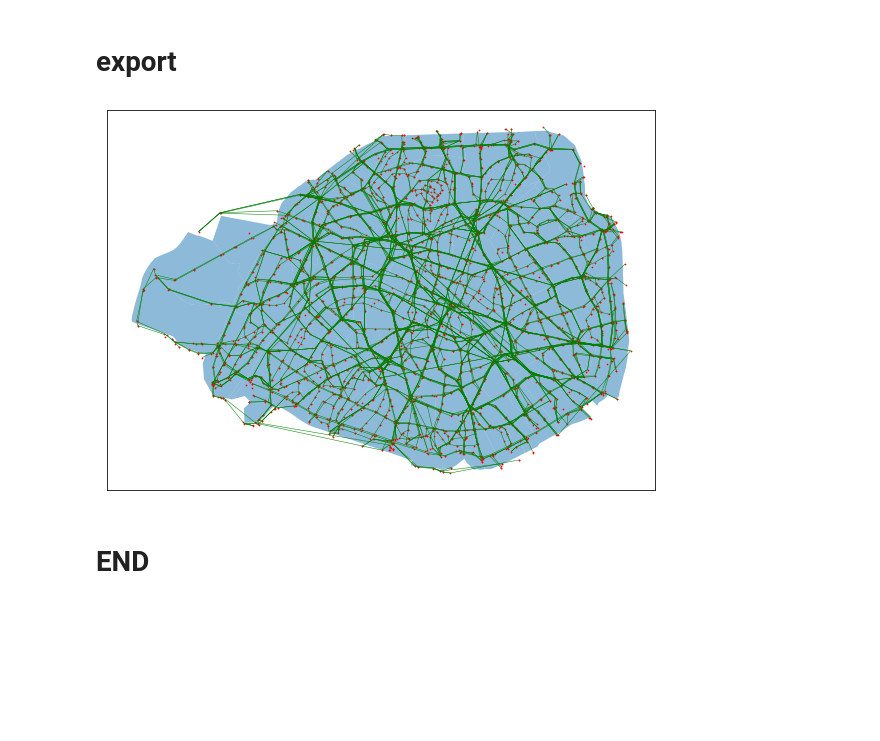
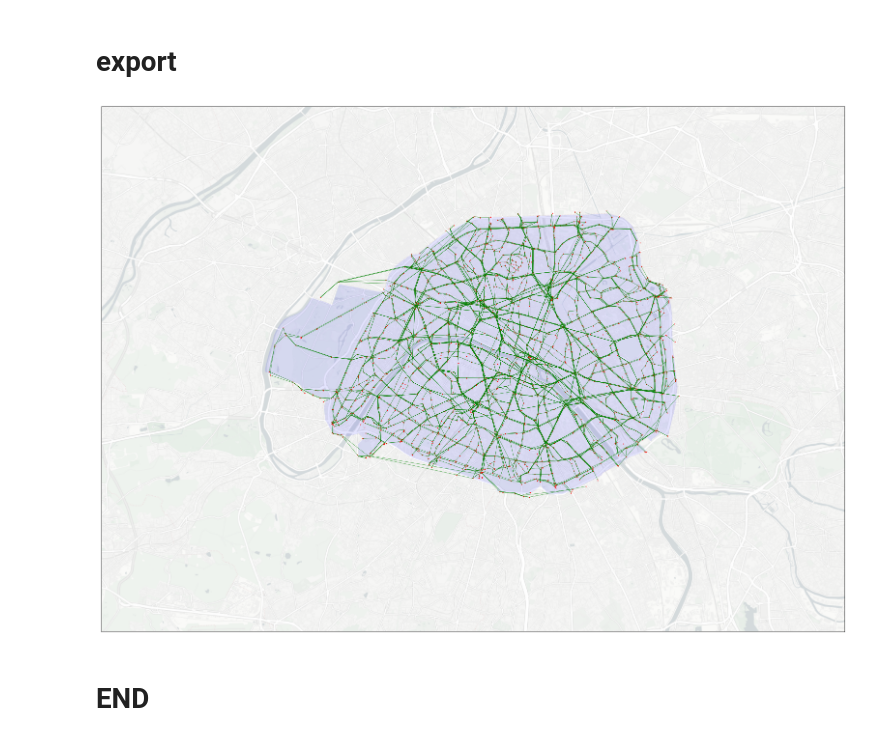
Before and after one commit to systragroup/quetzal_paris, a Jupyter notebook: notebooks/transport/A20_GTFS_import.ipynb, the cells around one changed output. Cells and saved outputs as stored; diff of their text form; code cells hidden in the pictures; blank space fills up the shorter version.

```diff
--- a/notebooks/transport/A20_GTFS_import.ipynb
+++ b/notebooks/transport/A20_GTFS_import.ipynb
@@ -115,11 +118,18 @@ sm.links = feed_frequencies.links
 sm.nodes = feed_frequencies.nodes#[['geometry', 'stop_id', 'stop_name', 'location_type']]
 sm.zones = zones
 # %%
-ax = sm.plot('zones', alpha=0.5, figsize=[17, 7])
-ax = sm.plot('links', linewidth=0.5, color='green', ax=ax)
-plot= sm.plot('nodes', markersize=0.5, color='red', ax=ax)
+if manual:
+    sm_3587 = sm.change_epsg(epsg=3857, coordinates_unit='meter')
+    import rasterio
+    raster_paris = rasterio.open(input_folder+'/basemap/base.tif')
+    fig, ax = plt.subplots(figsize=[40, 20])
+    rasterio.plot.show(raster_paris, adjust=None,ax=ax,
+                   cmap='gray')
+    ax = sm_3587.plot('zones',alpha=0.1, color='blue',ax=ax)
+    ax = sm_3587.plot('links',linewidth=0.5, color='green',ax=ax)
+    plot= sm_3587.plot('nodes',markersize=0.7, color='red', ax=ax)
 # %% [output]
-[figure, old version]
+[figure, new version]
 # %%
 sm.to_json(input_folder + 'gtfs', only_attributes=['links', 'nodes'])
 # %%
```
Also changed, not shown: parts of 1 cell of this notebook, 1 other file.
